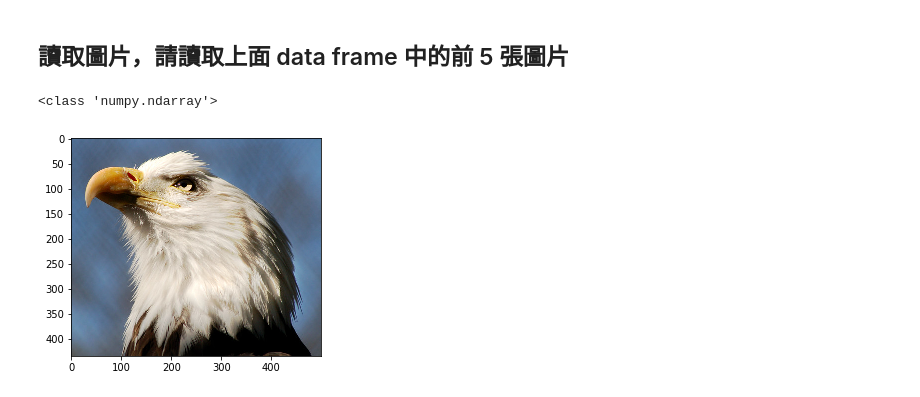
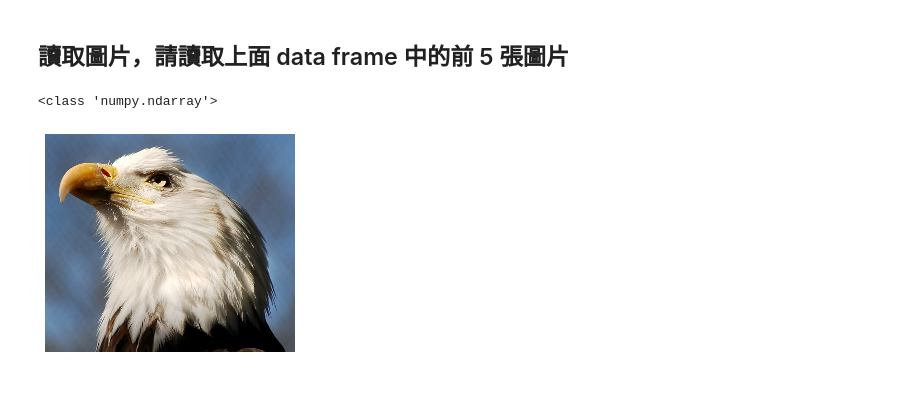
Before and after one commit to SaruXuan/4th-ML100Days, a Jupyter notebook: homework/Day_005-2_HW.ipynb, the cells around one changed output. Saved outputs shown, nothing was run; the diff lists cells and outputs as text; code cells hidden in the pictures.

```diff
--- a/homework/Day_005-2_HW.ipynb
+++ b/homework/Day_005-2_HW.ipynb
@@ -63,23 +63,24 @@ df.head()
 # %%
 from PIL import Image
 from io import BytesIO
 import numpy as np
 import matplotlib.pyplot as plt
 
 # 請用 df.loc[...] 得到第一筆資料的連結
 first_link = df.loc[0, 'URL']
 
 response = requests.get(first_link)
 img = Image.open(BytesIO(response.content))
 
 # Convert img to numpy array
 np_img = np.array(img)
 print(type(np_img))
 plt.imshow(img)
+plt.axis('off')
 plt.show()
 # %% [output]
 <class 'numpy.ndarray'>
-[figure, old version]
+[figure, new version]
 # %%
 def img2arr_fromURLs(url_list, resize = False):
     """
```
Also changed, not shown: parts of 2 cells of this notebook, 1 other file.
